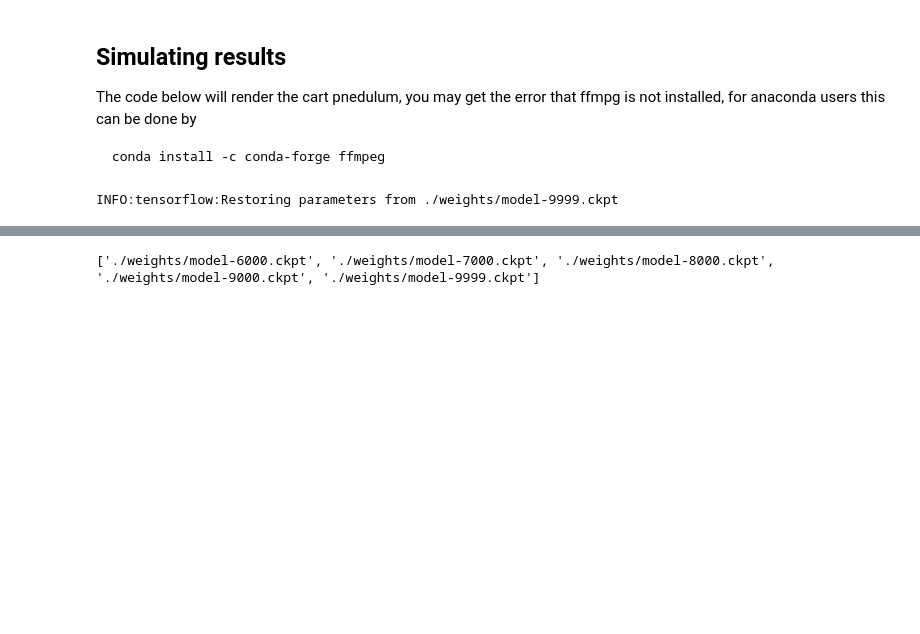
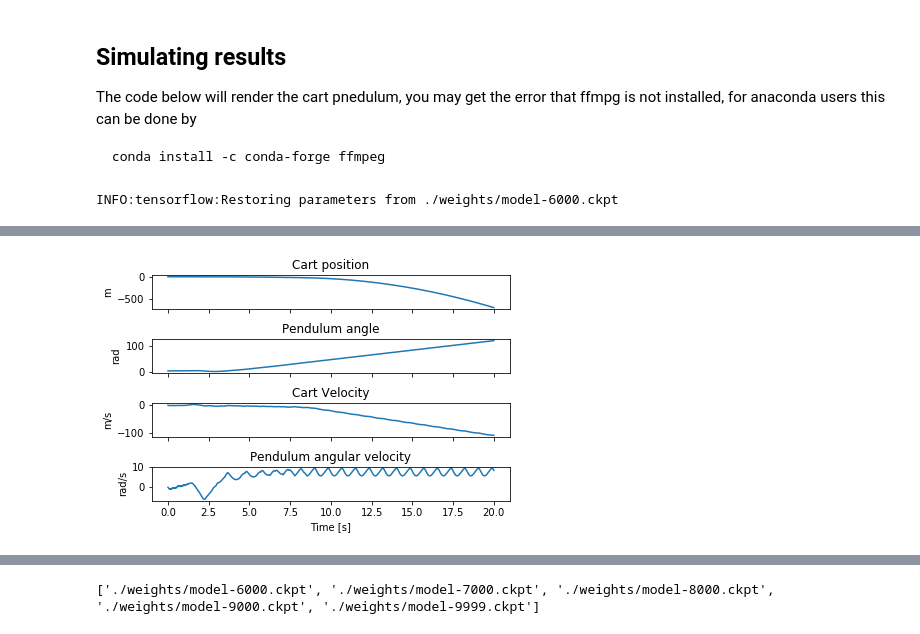
Before and after one commit to leac123/RL-project, a Jupyter notebook: DQN/Deep Q-Network.ipynb, the cells around one changed output, grey strips where cells are left out. Saved outputs shown, nothing was run; the diff lists cells and outputs as text; code cells hidden in the pictures; blank space fills up the shorter version.

```diff
--- a/DQN/Deep Q-Network.ipynb
+++ b/DQN/Deep Q-Network.ipynb
@@ -251,7 +251,7 @@ X = np.zeros((n_steps, len(env.x)))
 U = np.zeros((n_steps))
 with tf.Session() as sess:
     ckpt = tf.train.get_checkpoint_state(path)
-    saver.restore(sess,ckpt.all_model_checkpoint_paths[-1])
+    saver.restore(sess,ckpt.all_model_checkpoint_paths[-5])
     theta = (2*np.random.random() - 1)*0.1
     state = env.init([0, np.pi, 0, 0])
     for step in range(n_steps):
@@ -274,11 +274,29 @@ animate = lambda i: (rect.set_xy([X[i,0] - 0.2, -0.1]),
 plt.close()
 anim = animation.FuncAnimation(fig, animate, interval = env.step_size*1000, frames = n_steps)
 # %% [output]
-INFO:tensorflow:Restoring parameters from ./weights/model-9999.ckpt
+INFO:tensorflow:Restoring parameters from ./weights/model-6000.ckpt
 # %%
 HTML(anim.to_html5_video())
 # %% [output]
 [interactive output not drawn]
+# %%
+# Plot trajectory
+#%matplotlib auto
+t = np.linspace(0, n_steps*env.step_size, X.shape[0])
+names = ["Cart position", "Pendulum angle", "Cart Velocity", "Pendulum angular velocity"]
+units = ["m", "rad", "m/s", "rad/s"]
+fig, axarr = plt.subplots(4, sharex=True)
+for i in range(4):
+    axarr[i].plot(t, X[:, i])
+    axarr[i].title.set_text(names[i])
+    axarr[i].set_ylabel(units[i])
+
+fig.tight_layout()
+fig.subplots_adjust(top=0.88)
+plt.xlabel('Time [s]')
+plt.show()
+# %% [output]
+[figure, added]
 # %%
 # Plot trajectory
 t = np.linspace(0, n_steps*env.step_size, X.shape[0])
```
Also changed, not shown: parts of 5 cells of this notebook, 28 other files.
